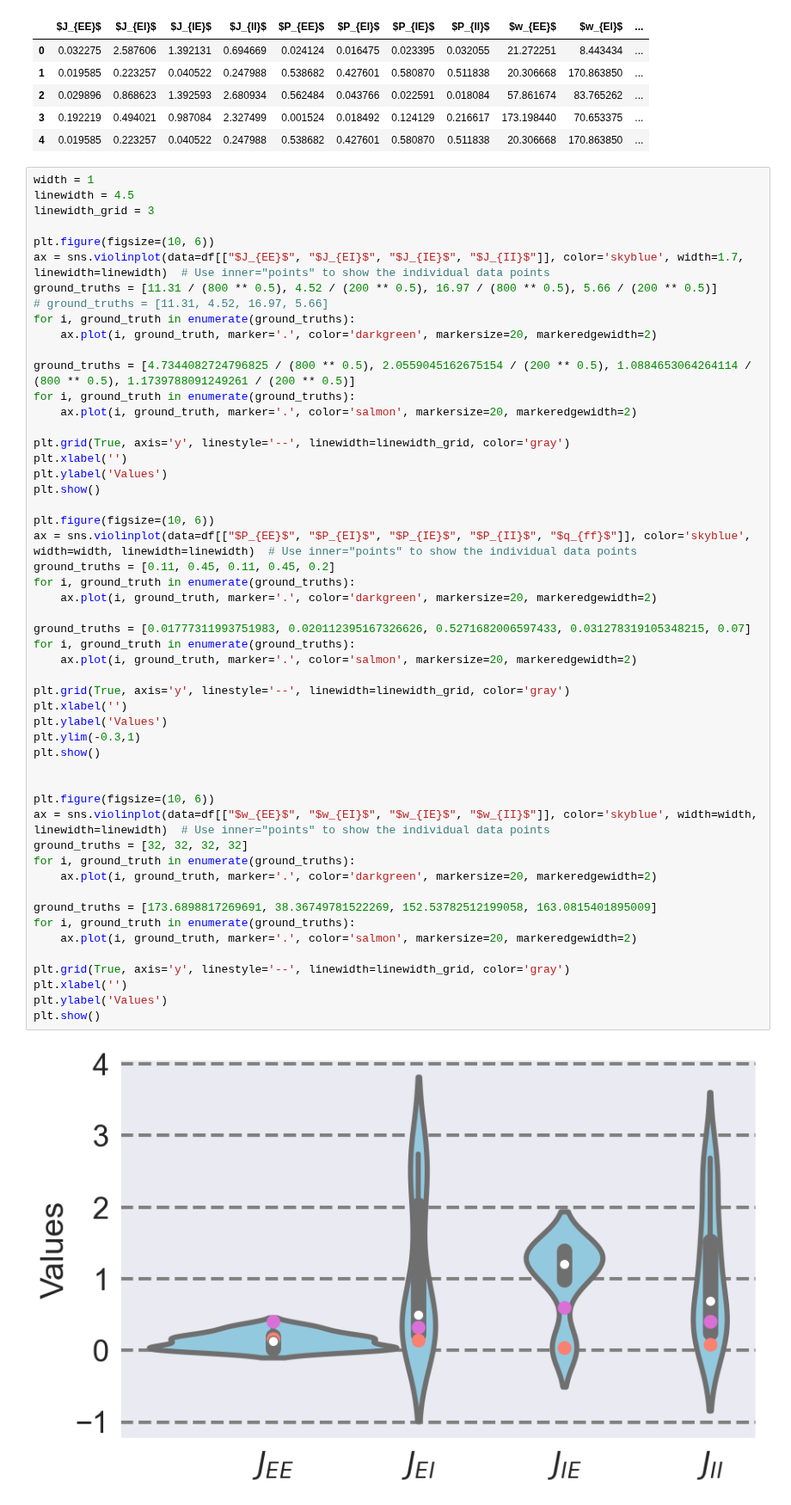
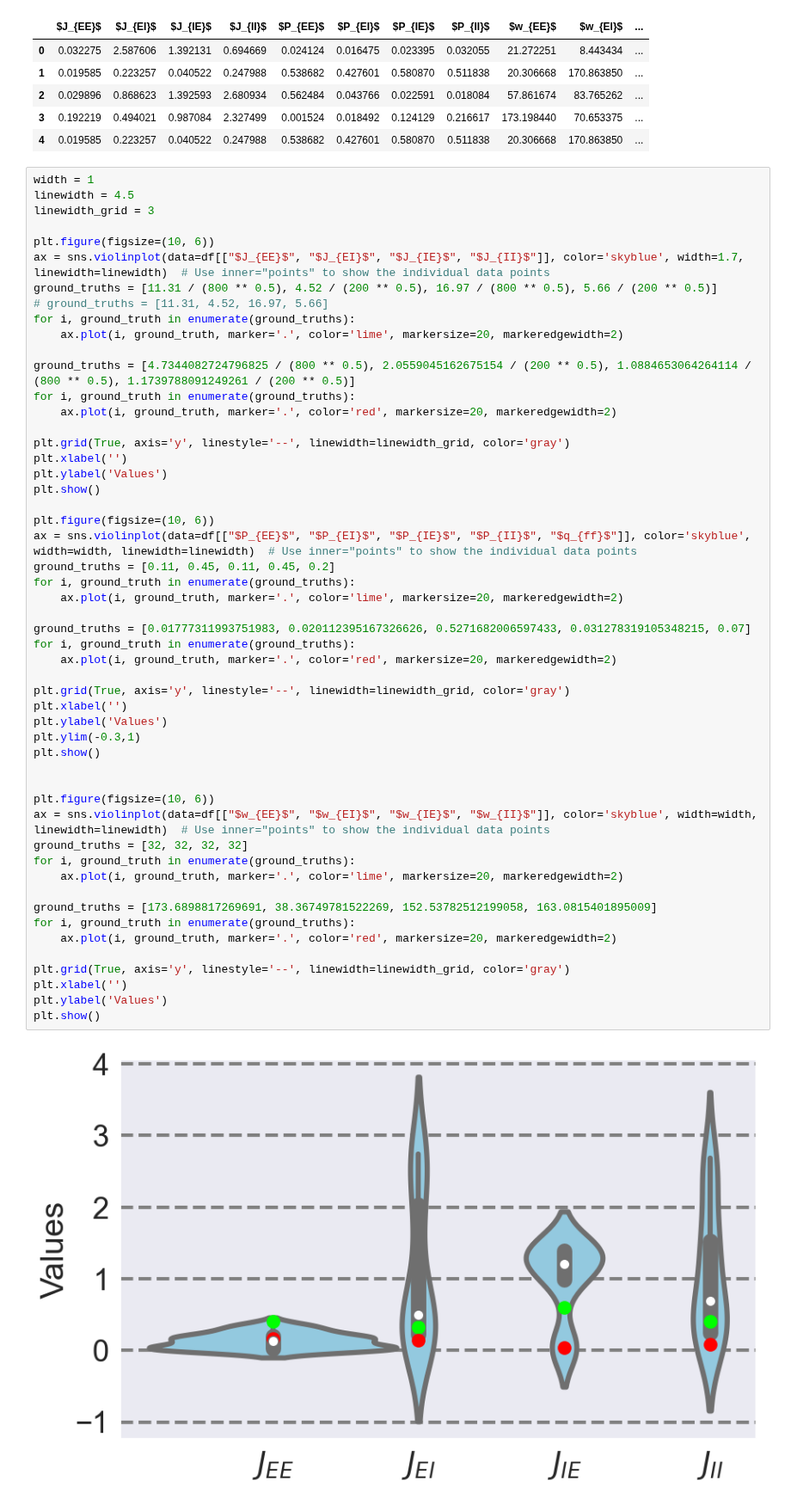
Before and after one commit to paopaoch/Mouse-V1, a Jupyter notebook: plot_scripts/plot_scripts_with_rat/wisker_plot_for_gd_random_init.ipynb, the cells around one changed output. Shown at 86% size. Cells and saved outputs as stored; diff of their text form.

```diff
--- a/plot_scripts/plot_scripts_with_rat/wisker_plot_for_gd_random_init.ipynb
+++ b/plot_scripts/plot_scripts_with_rat/wisker_plot_for_gd_random_init.ipynb
@@ -79,11 +79,11 @@ ax = sns.violinplot(data=df[["$J_{EE}$", "$J_{EI}$", "$J_{IE}$", "$J_{II}$"]], c
 ground_truths = [11.31 / (800 ** 0.5), 4.52 / (200 ** 0.5), 16.97 / (800 ** 0.5), 5.66 / (200 ** 0.5)]
 # ground_truths = [11.31, 4.52, 16.97, 5.66]
 for i, ground_truth in enumerate(ground_truths):
-    ax.plot(i, ground_truth, marker='.', color='darkgreen', markersize=20, markeredgewidth=2)
+    ax.plot(i, ground_truth, marker='.', color='lime', markersize=20, markeredgewidth=2)
 
 ground_truths = [4.7344082724796825 / (800 ** 0.5), 2.0559045162675154 / (200 ** 0.5), 1.0884653064264114 / (800 ** 0.5), 1.1739788091249261 / (200 ** 0.5)]
 for i, ground_truth in enumerate(ground_truths):
-    ax.plot(i, ground_truth, marker='.', color='salmon', markersize=20, markeredgewidth=2)
+    ax.plot(i, ground_truth, marker='.', color='red', markersize=20, markeredgewidth=2)
 
 plt.grid(True, axis='y', linestyle='--', linewidth=linewidth_grid, color='gray')
 plt.xlabel('')
@@ -91,35 +91,35 @@ plt.ylabel('Values')
 plt.show()
 
 plt.figure(figsize=(10, 6))
 ax = sns.violinplot(data=df[["$P_{EE}$", "$P_{EI}$", "$P_{IE}$", "$P_{II}$", "$q_{ff}$"]], color='skyblue', width=width, linewidth=linewidth)  # Use inner="points" to show the individual data points
 ground_truths = [0.11, 0.45, 0.11, 0.45, 0.2]
 for i, ground_truth in enumerate(ground_truths):
-    ax.plot(i, ground_truth, marker='.', color='darkgreen', markersize=20, markeredgewidth=2)
+    ax.plot(i, ground_truth, marker='.', color='lime', markersize=20, markeredgewidth=2)
 
 ground_truths = [0.01777311993751983, 0.020112395167326626, 0.5271682006597433, 0.031278319105348215, 0.07]
 for i, ground_truth in enumerate(ground_truths):
-    ax.plot(i, ground_truth, marker='.', color='salmon', markersize=20, markeredgewidth=2)
+    ax.plot(i, ground_truth, marker='.', color='red', markersize=20, markeredgewidth=2)
 
 plt.grid(True, axis='y', linestyle='--', linewidth=linewidth_grid, color='gray')
 plt.xlabel('')
 plt.ylabel('Values')
 plt.ylim(-0.3,1)
 plt.show()
 
 
 plt.figure(figsize=(10, 6))
 ax = sns.violinplot(data=df[["$w_{EE}$", "$w_{EI}$", "$w_{IE}$", "$w_{II}$"]], color='skyblue', width=width, linewidth=linewidth)  # Use inner="points" to show the individual data points
 ground_truths = [32, 32, 32, 32]
 for i, ground_truth in enumerate(ground_truths):
-    ax.plot(i, ground_truth, marker='.', color='darkgreen', markersize=20, markeredgewidth=2)
+    ax.plot(i, ground_truth, marker='.', color='lime', markersize=20, markeredgewidth=2)
 
 ground_truths = [173.6898817269691, 38.36749781522269, 152.53782512199058, 163.0815401895009]
 for i, ground_truth in enumerate(ground_truths):
-    ax.plot(i, ground_truth, marker='.', color='salmon', markersize=20, markeredgewidth=2)
+    ax.plot(i, ground_truth, marker='.', color='red', markersize=20, markeredgewidth=2)
 
 plt.grid(True, axis='y', linestyle='--', linewidth=linewidth_grid, color='gray')
 plt.xlabel('')
 plt.ylabel('Values')
 plt.show()
 # %% [output]
-[figure, old version]
+[figure, new version]
```
Also changed, not shown: parts of 1 cell of this notebook.
